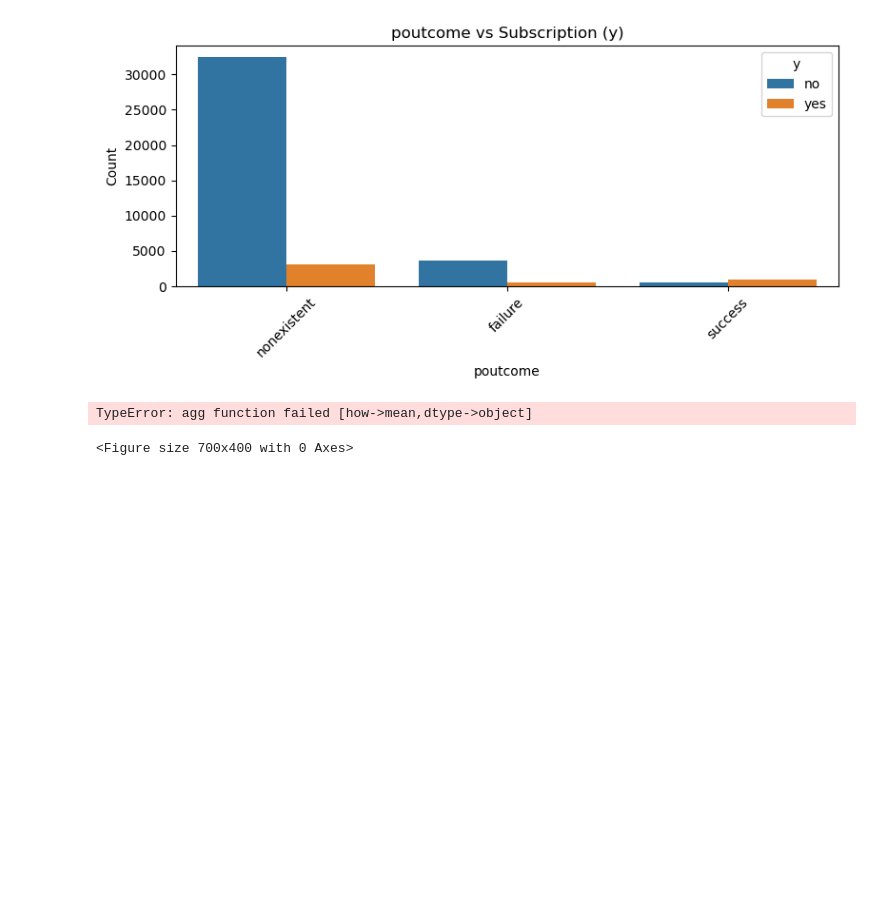
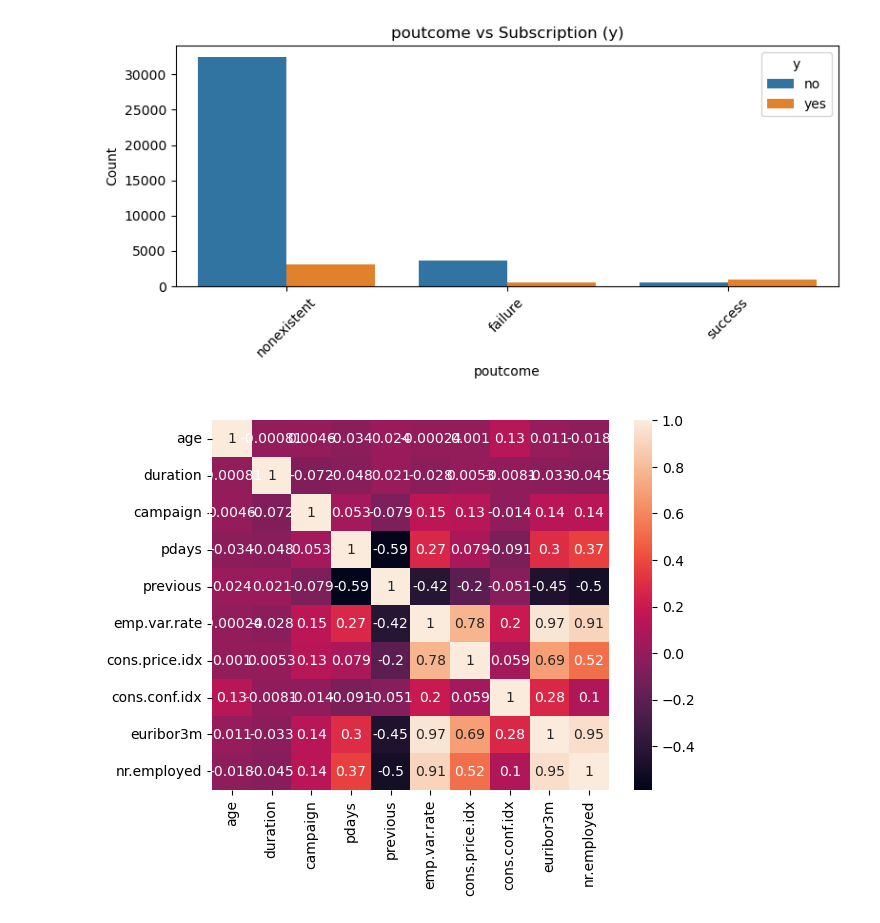
Before and after one commit to Aparna-31/Portugese-Bank-Marketing-Prediction, a Jupyter notebook: Portugese Bank Marketing .ipynb, the cells around one changed output. Cells and saved outputs as stored; diff of their text form; code cells hidden in the pictures; blank space fills up the shorter version.

```diff
--- a/Portugese Bank Marketing .ipynb
+++ b/Portugese Bank Marketing .ipynb
@@ -241,23 +241,3 @@ for col in categorical_cols:
 [figure]
 [figure]
 [figure]
-# %%
-categorical_cols = [col for col in data.columns
-                    if col not in numerical_cols + ['y']]
-
-for col in categorical_cols:
-    plt.figure(figsize=(7,4))
-
-    # Calculate subscription rate
-    rate = data.groupby(col)['y'].mean() * 100   # y is 0/1 inside dataset
-
-    sns.barplot(x=rate.index, y=rate.values)
-    plt.title(f'Subscription Rate (%) by {col}')
-    plt.ylabel('Subscription Rate (%)')
-    plt.xlabel(col)
-    plt.xticks(rotation=45)
-    plt.tight_layout()
-    plt.show()
-# %% [output]
-TypeError: agg function failed [how->mean,dtype->object]
-<Figure size 700x400 with 0 Axes>
@@ -263,0 +246,7 @@ TypeError: agg function failed [how->mean,dtype->object]
+# %%
+numeric_data = data.select_dtypes(include=['int64', 'float64'])
+
+sns.heatmap(numeric_data.corr(), annot=True)
+plt.show()
+# %% [output]
+[figure, added]
```
Also changed, not shown: parts of 1 cell of this notebook.
